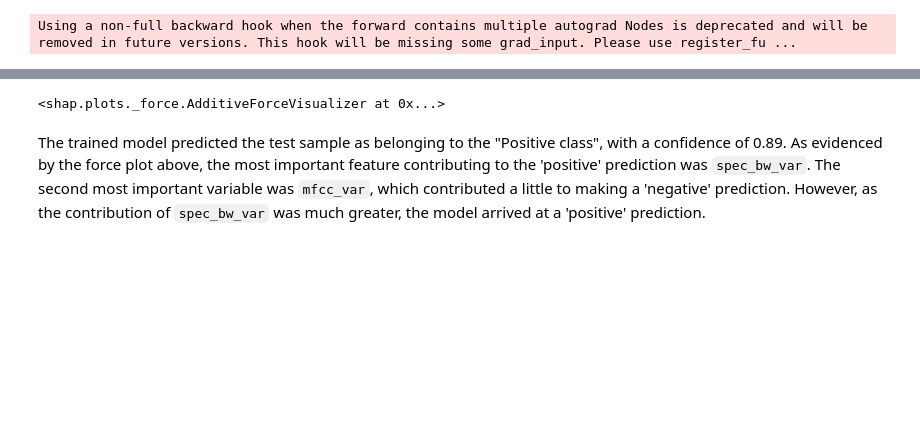
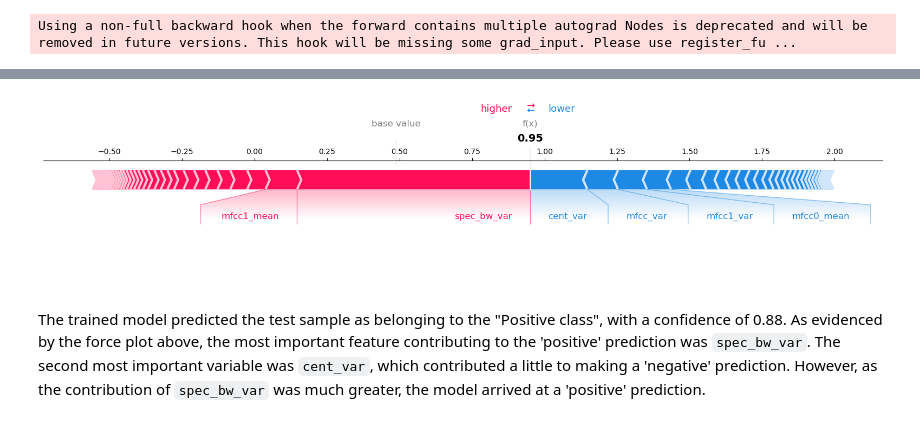
Before and after one commit to LeeYCMichael/CZ4042_NN_lab, a Jupyter notebook: Assignment/PartA_4.ipynb, the cells around one changed output, grey strips where cells are left out. Saved outputs shown, nothing was run; the diff lists cells and outputs as text; code cells hidden in the pictures; blank space fills up the shorter version.

```diff
--- a/Assignment/PartA_4.ipynb
+++ b/Assignment/PartA_4.ipynb
@@ -61,11 +61,8 @@ import shap
 3. Read the csv data preprocessed from 'record.wav', using variable name 'df', and fill the size of 'df' in 'size_row' and 'size_column'.
 # %%
 # YOUR CODE HERE
-df = pd.read_csv('new_record.csv')
-df = df.drop(['filename'], axis=1)
-
-size_row = len(df)
-size_column = len(df.columns)
+new_record_df = pd.read_csv('new_record.csv')
+new_record_df = new_record_df.drop(['filename'], axis=1)
 # %% [markdown]
  4.  Preprocess to obtain the test data, save the test data as numpy array.
 # %%
@@ -73,7 +70,6 @@ size_column = len(df.columns)
 def preprocess(X_train, df):
     """preprocess your dataset to obtain your test dataset, remember to remove the 'filename' as Q1
     """
-    # YOUR CODE HERE
     standard_scaler = preprocessing.StandardScaler()
     standard_scaler.fit(X_train)
 
@@ -86,8 +82,8 @@ df_train['label'] = df_train['filename'].str.split('_').str[-2]
 
 columns_to_drop = ['filename', 'label']
 X_train, y_train, X_test, y_test = split_dataset(df_train, columns_to_drop, test_size=0.3, random_state=0)
-X_test_scaled_new_data = preprocess(X_train, df)
 
+X_test_scaled_new_data = preprocess(X_train, new_record_df)
 X_train_scaled, X_test_scaled = preprocess_dataset(X_train, X_test)
 # %% [markdown]
 5. Do a model prediction on the sample test dataset and obtain the predicted label using a threshold of 0.5. The model used is the optimized pretrained model using the selected optimal batch size and optimal number of neurons. Note: Please define the variable of your final predicted label as 'pred_label'.
@@ -212,9 +205,9 @@ shap_values = shap_explainer.shap_values(torch.tensor(X_test_scaled_new_data, dt
 Using a non-full backward hook when the forward contains multiple autograd Nodes is deprecated and will be removed in future versions. This hook will be missing some grad_input. Please use register_fu ...
 # %%
 shap.initjs()
-shap.force_plot(shap_explainer.expected_value, shap_values=shap_values, feature_names=df_train.drop(columns=['filename', 'label']).columns)
+shap.force_plot(shap_explainer.expected_value, shap_values=shap_values, feature_names=df_train.drop(columns=['filename', 'label']).columns, matplotlib=True)
 # %% [output]
 [interactive output not drawn]
-<shap.plots._force.AdditiveForceVisualizer at 0x...>
+[figure, added]
 # %% [markdown]
-The trained model predicted the test sample as belonging to the "Positive class", with a confidence of 0.89. As evidenced by the force plot above, the most important feature contributing to the 'positive' prediction was `spec_bw_var`. The second most important variable was `mfcc_var`, which contributed a little to making a 'negative' prediction. However, as the contribution of `spec_bw_var` was much greater, the model arrived at a 'positive' prediction.
+The trained model predicted the test sample as belonging to the "Positive class", with a confidence of 0.88. As evidenced by the force plot above, the most important feature contributing to the 'positive' prediction was `spec_bw_var`. The second most important variable was `cent_var`, which contributed a little to making a 'negative' prediction. However, as the contribution of `spec_bw_var` was much greater, the model arrived at a 'positive' prediction.
```
Also changed, not shown: parts of 1 cell of this notebook, 3 other files.
